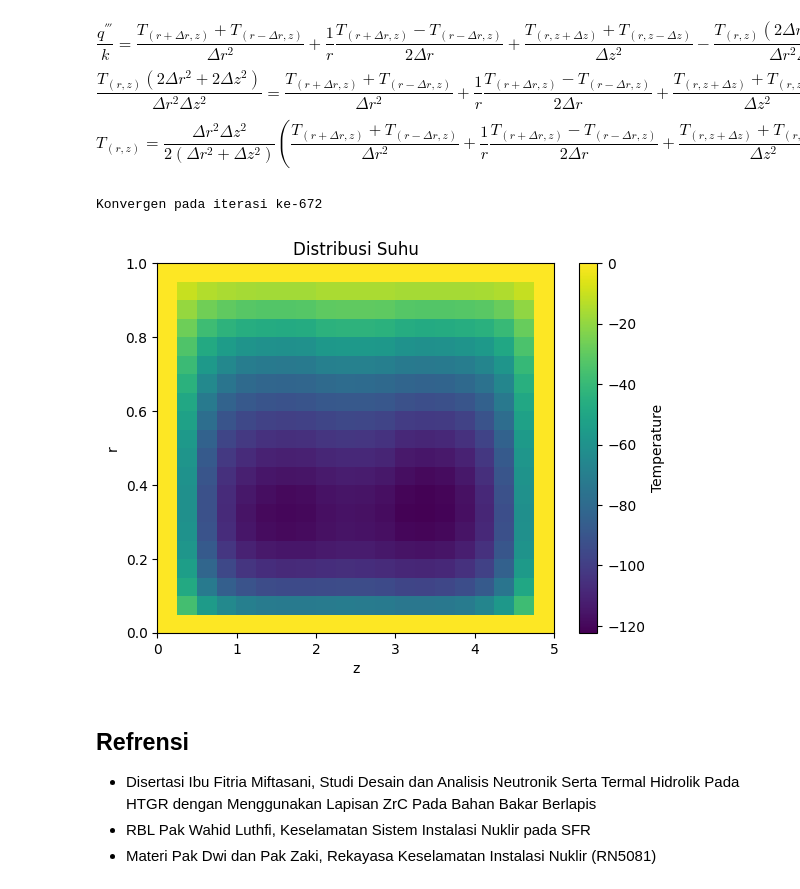
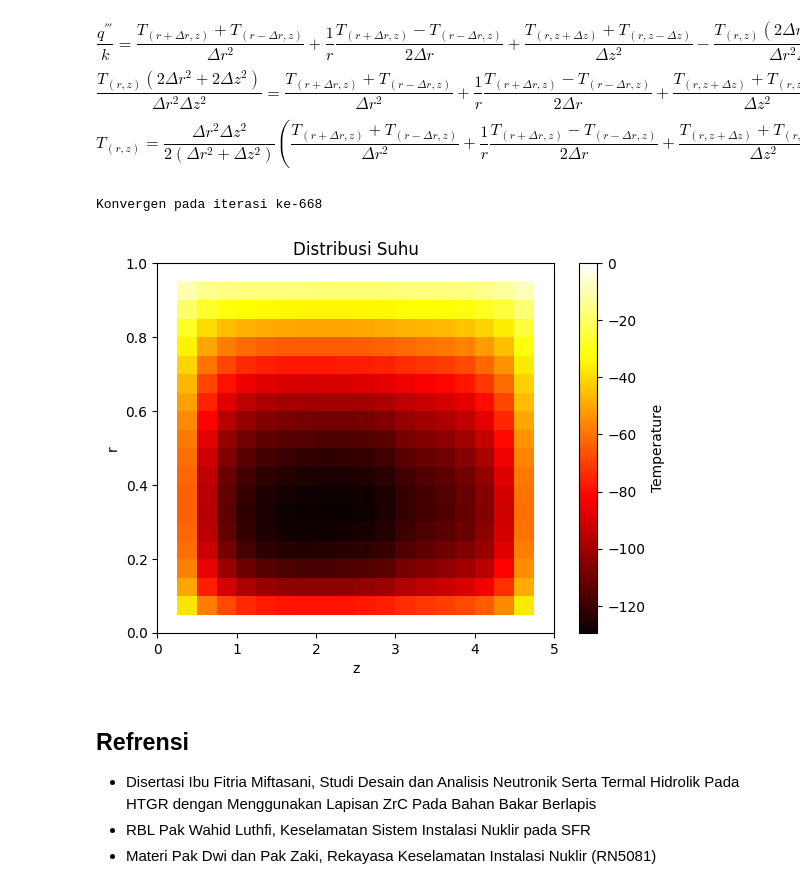
Before and after one commit to dhiyasalmas/Numerical-Method-in-Nuclear, a Jupyter notebook: UAS_24923304_Dhiya Salma Salsabila.ipynb, the cells around one changed output. Drawn from its saved outputs; the diff is of its cells as text; code cells hidden in the pictures.

```diff
--- a/UAS_24923304_Dhiya Salma Salsabila.ipynb
+++ b/UAS_24923304_Dhiya Salma Salsabila.ipynb
@@ -312,10 +344,10 @@ df.to_csv("matriksA.csv", header= False, index = False)
 # nilai keff awal
 keff = 1.0
 # Menghitung sumber fisi tiap grup
-sumber_fisi = lambda nu_sigmaF, keff: nu_sigmaF/keff
+sumber_fisi = lambda chi, nu_sigmaF, keff: (chi*nu_sigmaF)/keff
 values = []
 for i in range(len(nu_sigmaF)):
-    s = sumber_fisi( nu_sigmaF[i], keff)
+    s = sumber_fisi(chi[i], nu_sigmaF[i], keff)
     values.append(s)
 
 F = np.zeros((matriks_size, matriks_size))
@@ -399,10 +430,9 @@ R, Z = np.meshgrid(r, z)
 # Menampilkan distribusi fluks untuk setiap grup energi dalam 3D
 fig = plt.figure(figsize=(20, 20))
 
-for i in range(grup_energi):
+for i in range(grup_energi-1):
     ax = fig.add_subplot(2, 2, i + 1, projection='3d')
-    surf = ax.plot_surface(R, Z, fluks_2d,
-                           cmap='viridis', edgecolor='k')
+    surf = ax.plot_surface(R, Z, fluks_2d, cmap='viridis', edgecolor='k')
 
     ax.set_title(f"Fluks Grup {i + 1}")
     ax.set_xlabel('Radius (r)')
@@ -471,36 +500,36 @@ q_original = np.random.rand(200, 5)
 q_mean_per_group = np.mean(q_original.reshape(jumlahtitik_r, 10, 5), axis=1)
 q = np.repeat(q_mean_per_group, 4, axis=1).reshape(jumlahtitik_r, jumlahtitik_z)
 
 # Keadaan awal
 T = np.zeros((jumlahtitik_r, jumlahtitik_z))
 
 # Iterasi waktu
 for iterasi in range(1000):
     T_new = np.copy(T)
     # Iterasi z
     for j in range(1, jumlahtitik_z - 1):
         # Iterasi r
         for i in range(1, jumlahtitik_r - 1):
             T_new[i, j] = ((dr**2*dz**2)/(2*(dr**2+dz**2))*((T[i+1,j]+T[i-1,j])/dr**2+(1/r[i])*(T[i+1,j]-T[i-1,j])/(2*dr)+(T[i,j +1]+T[i,j-1])/dz**2)-q[i,j]/k)
 
     # Cek konvergensi
     if np.allclose(T, T_new, atol=1e-6):
         print(f"Konvergen pada iterasi ke-{iterasi}")
         break
 
     # Update nilai suhu
     T = T_new
 
 # Plot
-plt.imshow(T, extent=(0, tinggi, 0, jari_jari), origin="lower", aspect="auto", cmap="viridis")
+plt.imshow(T, extent=(0, tinggi, 0, jari_jari), origin="lower", aspect="auto", cmap="hot")
 plt.colorbar(label="Temperature")
 plt.xlabel("z")
 plt.ylabel("r")
 plt.title("Distribusi Suhu")
 plt.show()
 # %% [output]
-Konvergen pada iterasi ke-672
+Konvergen pada iterasi ke-668
-[figure, old version]
+[figure, new version]
 # %% [markdown]
 ## Refrensi
 - Disertasi Ibu Fitria Miftasani, Studi Desain dan Analisis Neutronik Serta Termal Hidrolik Pada HTGR dengan Menggunakan Lapisan ZrC Pada Bahan Bakar Berlapis
```
Also changed, not shown: parts of 4 cells of this notebook.
